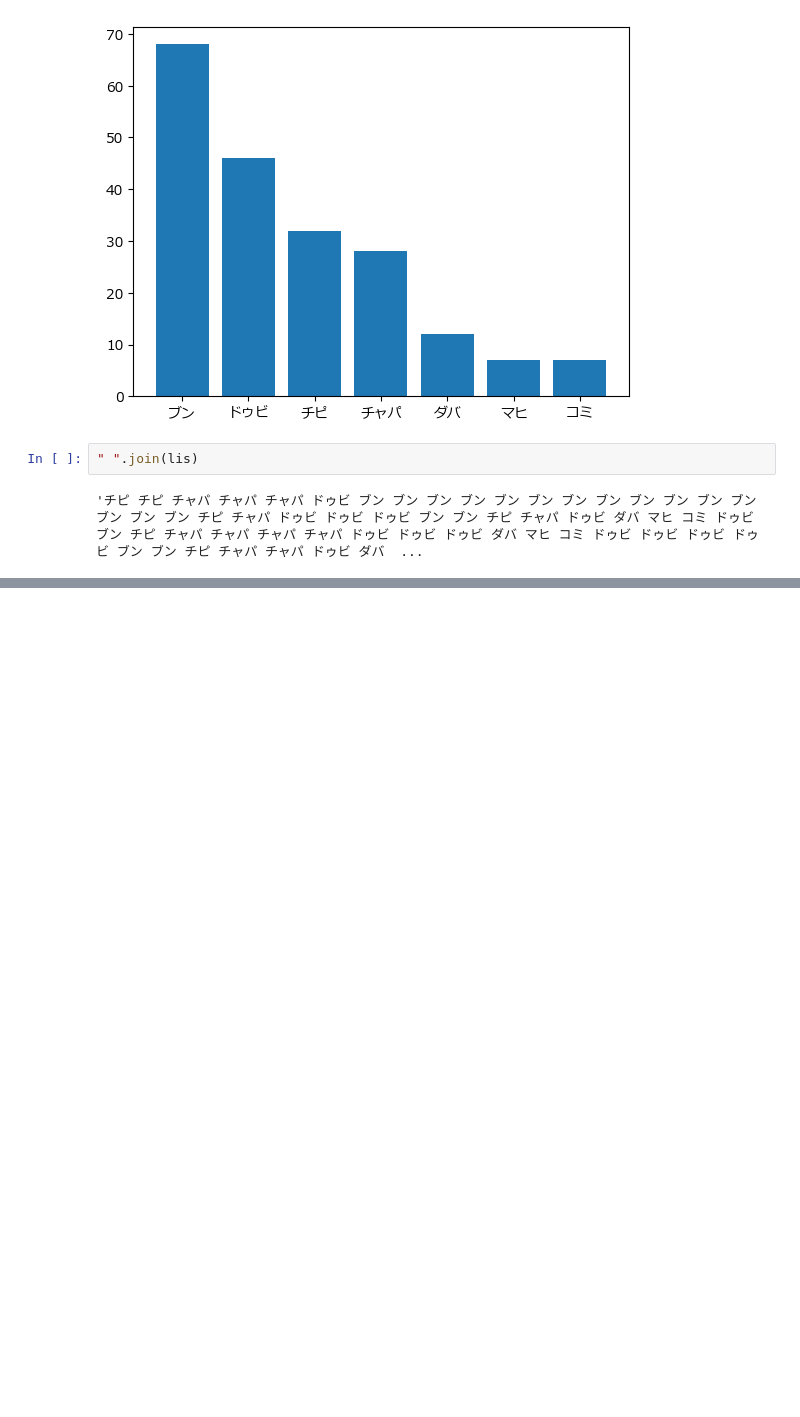
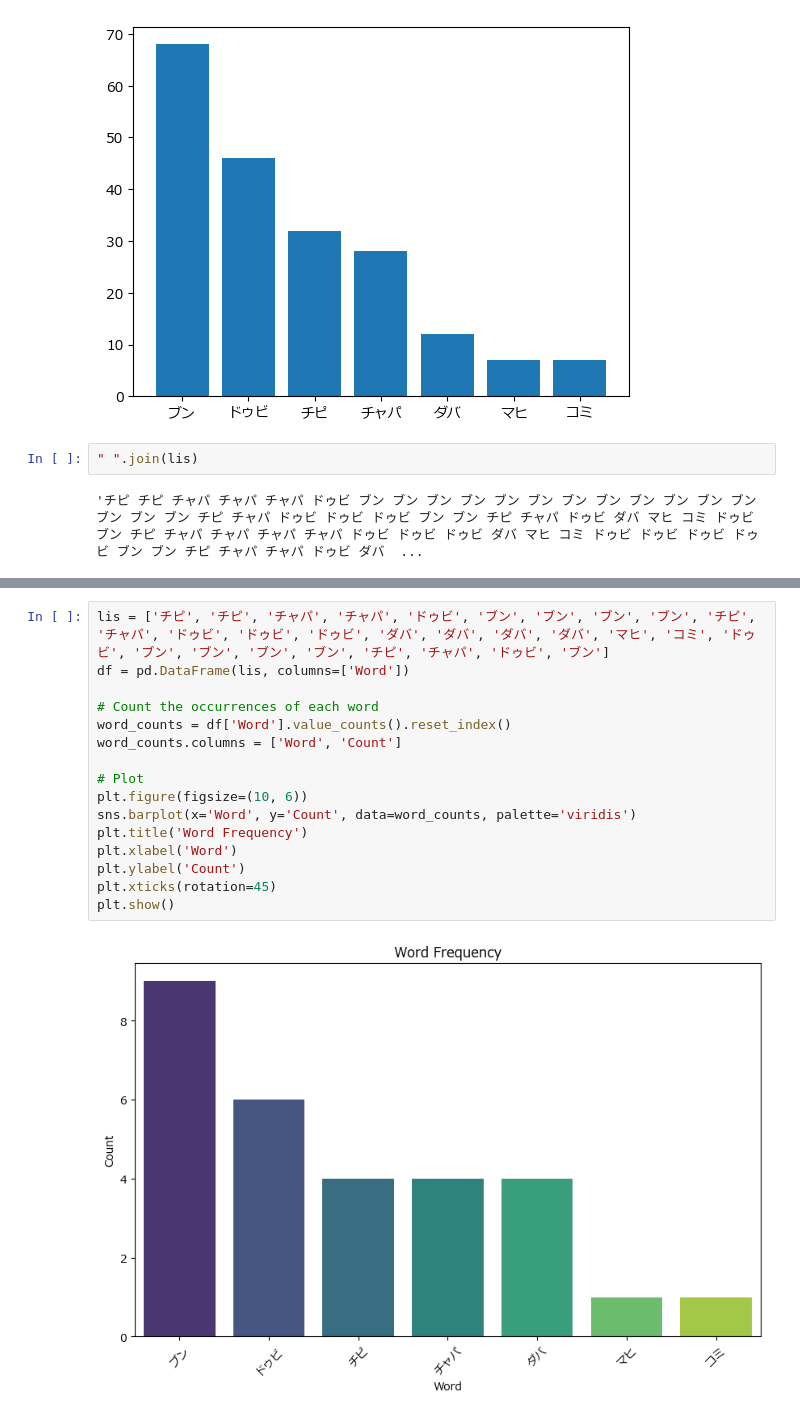
Before and after one commit to RyotaroSakamoto/Dubidubi, a Jupyter notebook: 課題.ipynb, the cells around one changed output, grey strips where cells are left out. Drawn from its saved outputs; the diff is of its cells as text; blank space fills up the shorter version.

```diff
--- a/課題.ipynb
+++ b/課題.ipynb
@@ -124,0 +166,18 @@ plt.bar(pd.array(lis).value_counts().index,pd.array(lis).value_counts().values)
+# %%
+lis = ['チピ', 'チピ', 'チャパ', 'チャパ', 'ドゥビ', 'ブン', 'ブン', 'ブン', 'ブン', 'チピ', 'チャパ', 'ドゥビ', 'ドゥビ', 'ドゥビ', 'ダバ', 'ダバ', 'ダバ', 'ダバ', 'マヒ', 'コミ', 'ドゥビ', 'ブン', 'ブン', 'ブン', 'ブン', 'チピ', 'チャパ', 'ドゥビ', 'ブン']
+df = pd.DataFrame(lis, columns=['Word'])
+
+# Count the occurrences of each word
+word_counts = df['Word'].value_counts().reset_index()
+word_counts.columns = ['Word', 'Count']
+
+# Plot
+plt.figure(figsize=(10, 6))
+sns.barplot(x='Word', y='Count', data=word_counts, palette='viridis')
+plt.title('Word Frequency')
+plt.xlabel('Word')
+plt.ylabel('Count')
+plt.xticks(rotation=45)
+plt.show()
+# %% [output]
+[figure, added]
```
Also changed, not shown: parts of 2 cells of this notebook.
